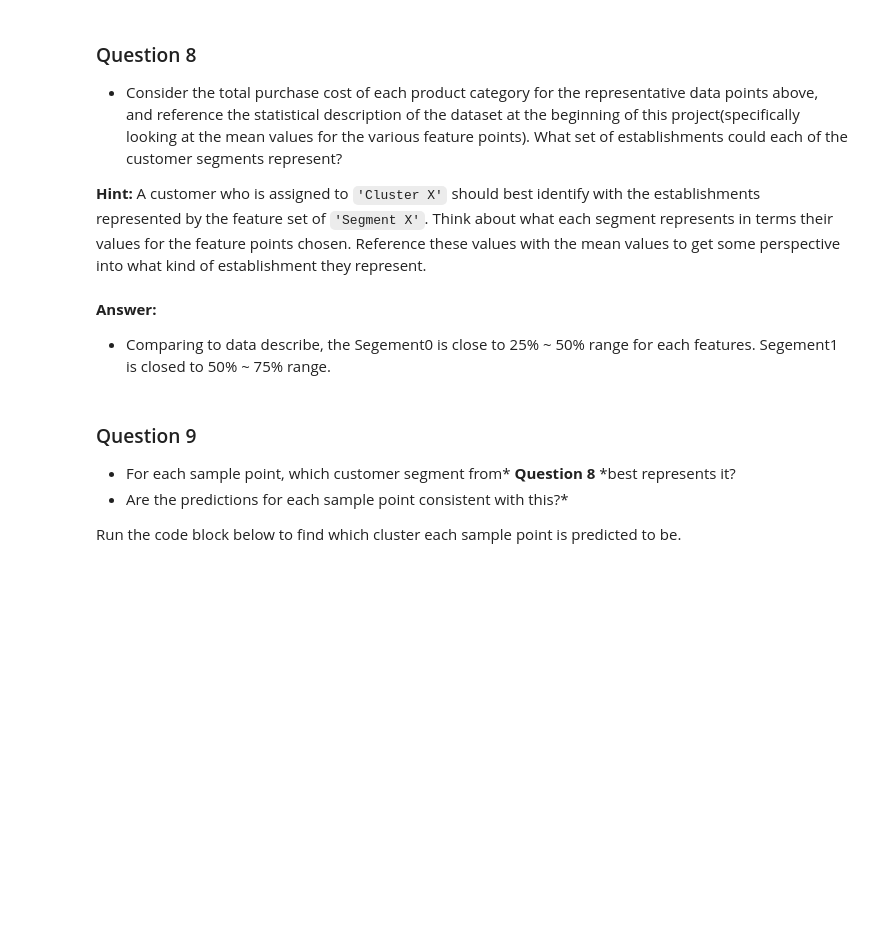
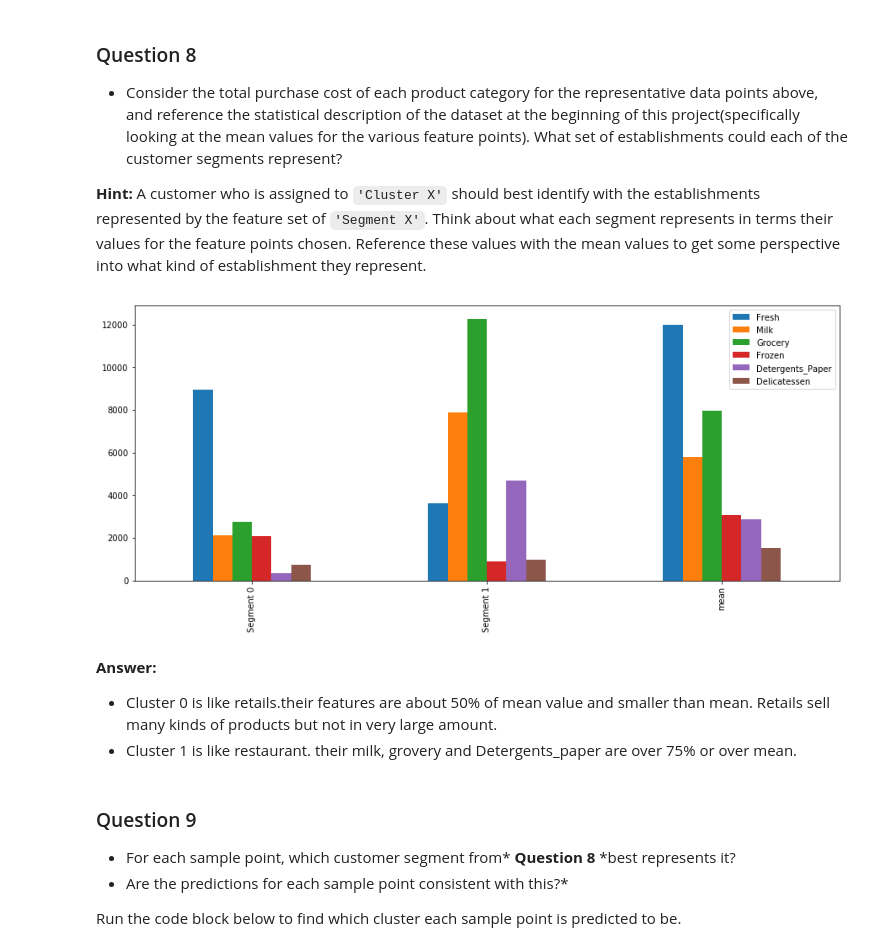
Before and after one commit to sccds/Machine_Learning_Advanced_Project, a Jupyter notebook: Proj3_Customer_Segments/customer_segments.ipynb, the cells around one changed output. Saved outputs shown, nothing was run; the diff lists cells and outputs as text; code cells hidden in the pictures; blank space fills up the shorter version.

```diff
--- a/Proj3_Customer_Segments/customer_segments.ipynb
+++ b/Proj3_Customer_Segments/customer_segments.ipynb
@@ -494,9 +522,15 @@ display(true_centers)
 * Consider the total purchase cost of each product category for the representative data points above, and reference the statistical description of the dataset at the beginning of this project(specifically looking at the mean values for the various feature points). What set of establishments could each of the customer segments represent?
 
 **Hint:** A customer who is assigned to `'Cluster X'` should best identify with the establishments represented by the feature set of `'Segment X'`. Think about what each segment represents in terms their values for the feature points chosen. Reference these values with the mean values to get some perspective into what kind of establishment they represent.
-# %% [markdown]
-**Answer:**
-- Comparing to data describe, the Segement0 is close to 25% ~ 50% range for each features. Segement1 is closed to 50% ~ 75% range.
+# %%
+true_centers = true_centers.append(data.describe().loc['mean'])
+_ = true_centers.plot(kind='bar', figsize=(15,6))
+# %% [output]
+[figure, added]
+# %% [markdown]
+**Answer:**
+- Cluster 0 is like retails.their features are about 50% of mean value and smaller than mean. Retails sell many kinds of products but not in very large amount.
+- Cluster 1 is like restaurant. their milk, grovery and Detergents_paper are over 75% or over mean.
 # %% [markdown]
 ### Question 9
 
```
Also changed, not shown: parts of 12 cells of this notebook, 1 other file.
